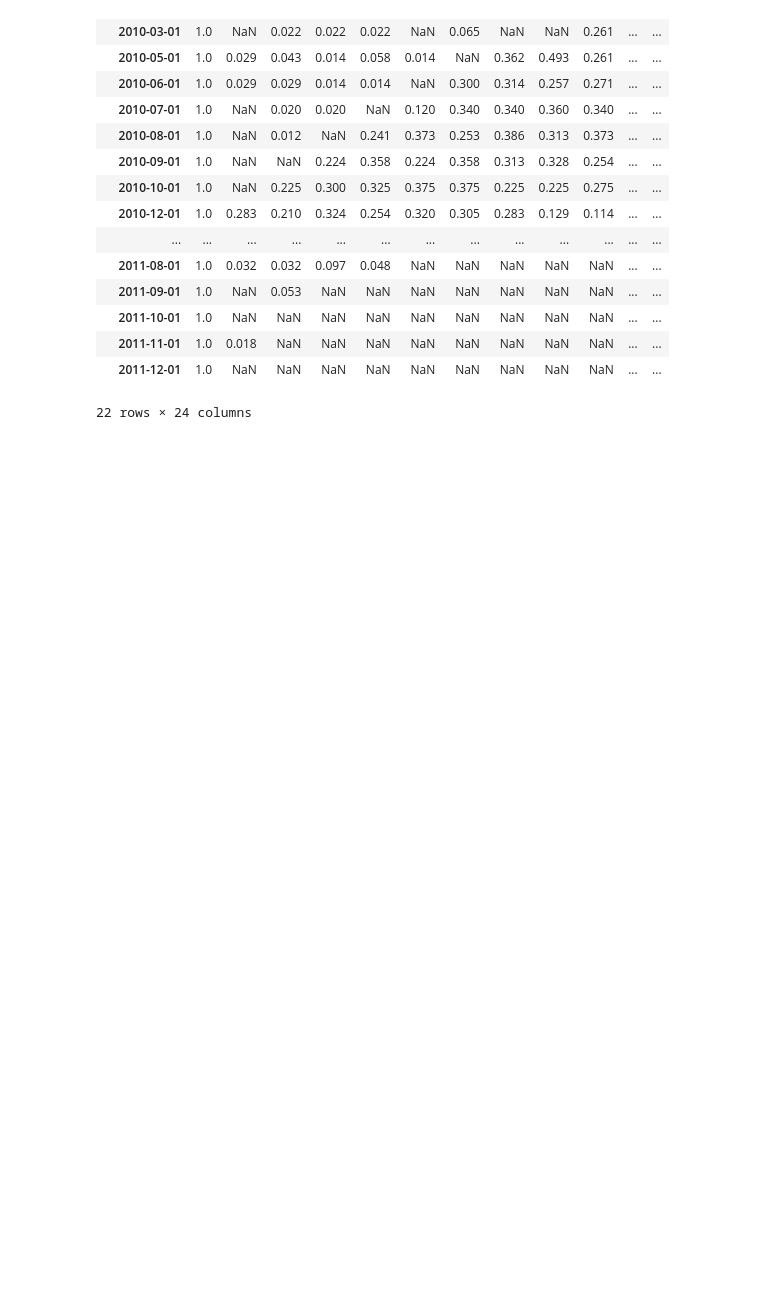
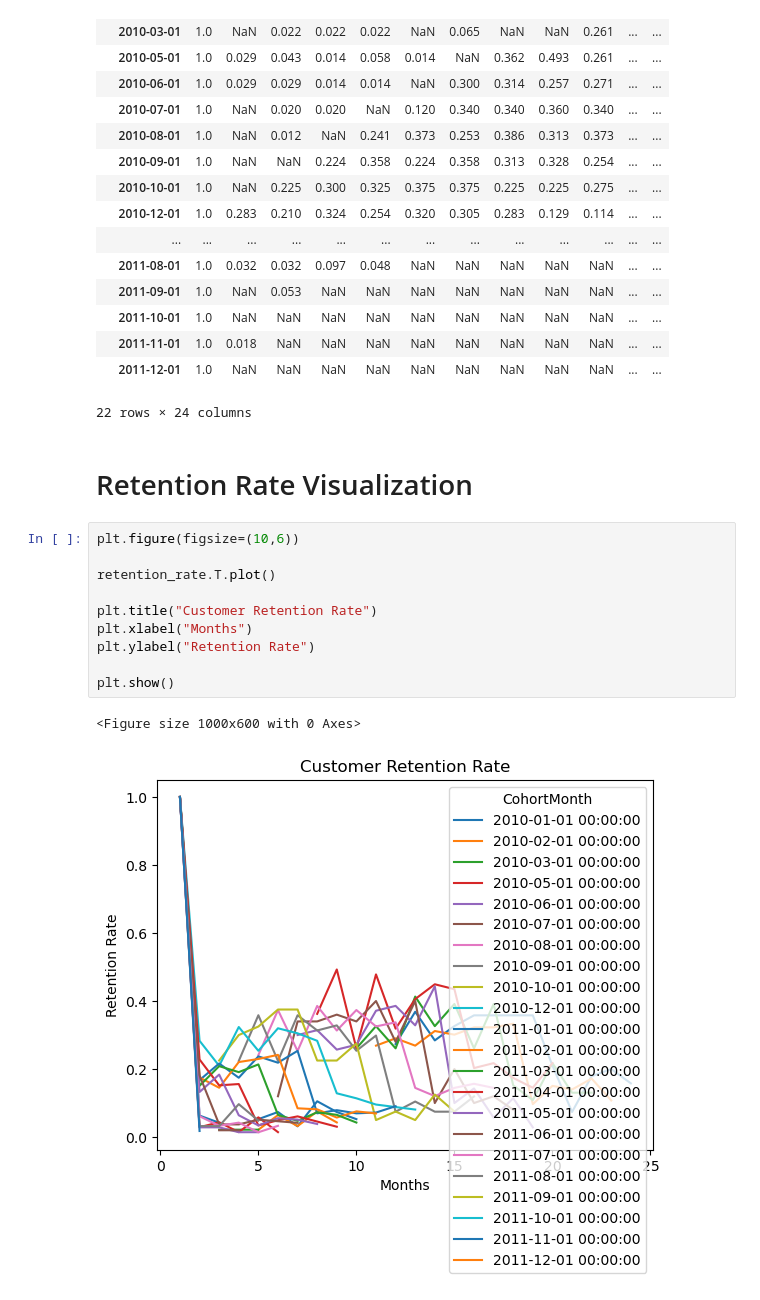
Before and after one commit to dharani-malla/Cohort-Retention-CLTV-Analysis, a Jupyter notebook: Retention_analysis.ipynb, the cells around one changed output. Drawn from its saved outputs; the diff is of its cells as text; blank space fills up the shorter version.

Commit message:
visualization: added retention rate charts
Visualized customer retention trends using matplotlib.

```diff
--- a/Retention_analysis.ipynb
+++ b/Retention_analysis.ipynb
@@ -102,3 +102,18 @@ retention_rate.round(3)
 | 2011-11-01 | 1.0 | 0.018 | NaN | NaN | NaN | NaN | NaN | NaN | NaN | NaN | ... | ... |
 | 2011-12-01 | 1.0 | NaN | NaN | NaN | NaN | NaN | NaN | NaN | NaN | NaN | ... | ... |
 22 rows × 24 columns
+# %% [markdown]
+# Retention Rate Visualization
+# %%
+plt.figure(figsize=(10,6))
+
+retention_rate.T.plot()
+
+plt.title("Customer Retention Rate")
+plt.xlabel("Months")
+plt.ylabel("Retention Rate")
+
+plt.show()
+# %% [output]
+<Figure size 1000x600 with 0 Axes>
+[figure, added]
```
